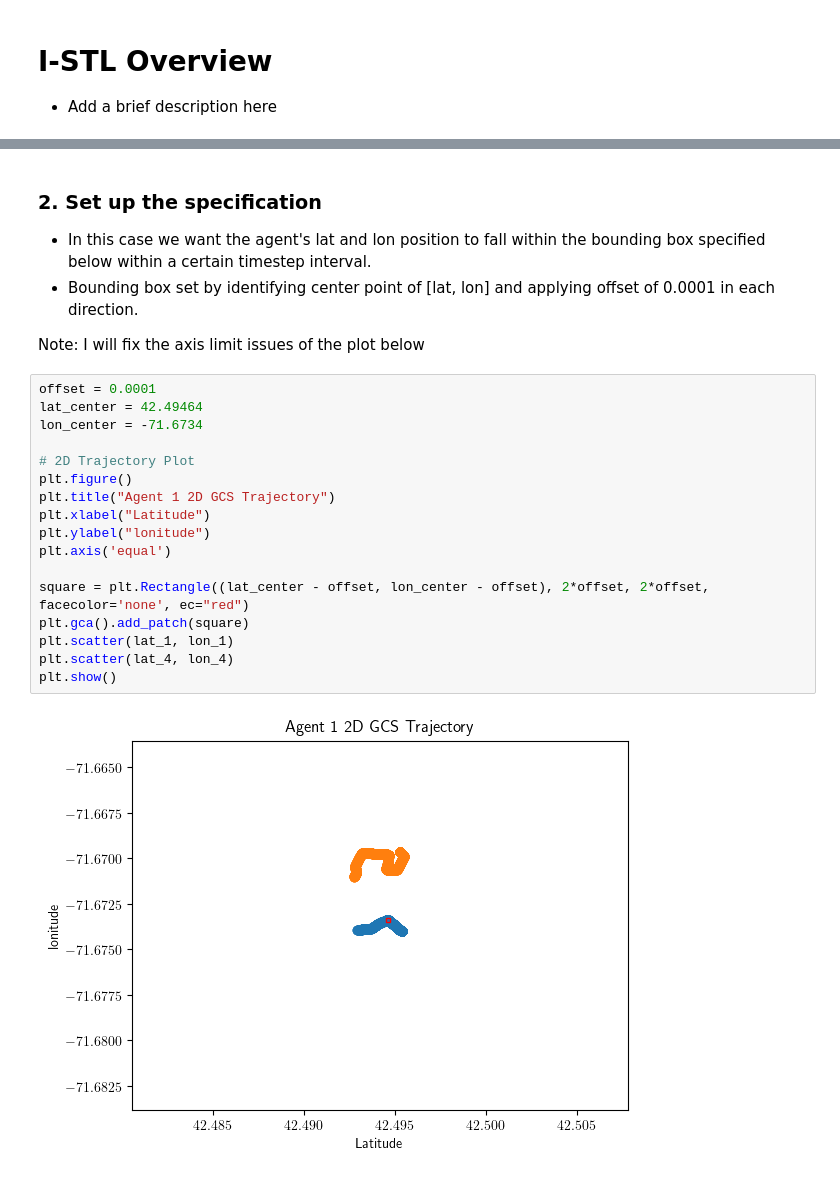
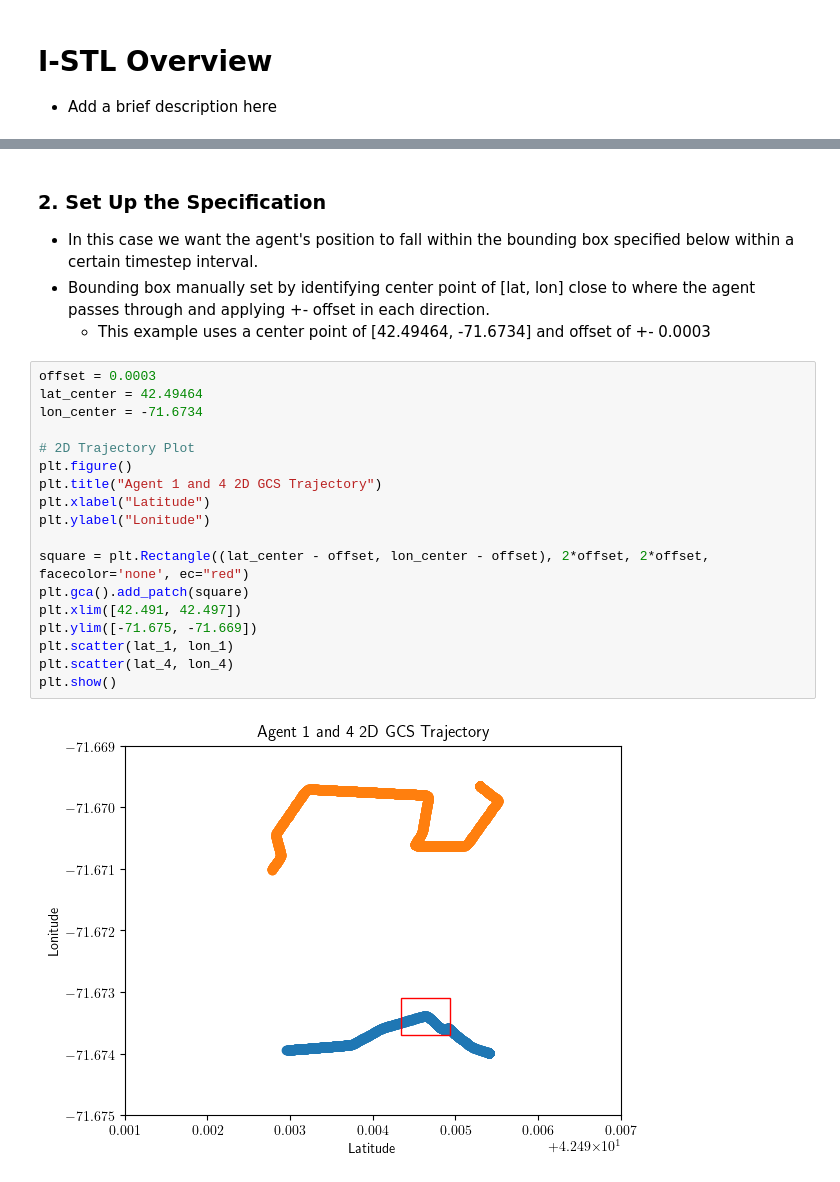
Before and after one commit to wpi-automata/Baird_LCSS2024, a Jupyter notebook: mitll-trace-monitoring.ipynb, the cells around one changed output, grey strips where cells are left out. Drawn from its saved outputs; the diff is of its cells as text.

```diff
--- a/mitll-trace-monitoring.ipynb
+++ b/mitll-trace-monitoring.ipynb
@@ -69,28 +70,28 @@ nt = t.shape[0]
 (1800, 2)
 (1800,)
 # %% [markdown]
-### 2. Set up the specification
+### 2. Set Up the Specification
 
-- In this case we want the agent's lat and lon position to fall within the bounding box specified below within a certain timestep interval.
-- Bounding box set by identifying center point of [lat, lon] and applying offset of 0.0001 in each direction.
-
-Note: I will fix the axis limit issues of the plot below
+- In this case we want the agent's position to fall within the bounding box specified below within a certain timestep interval.
+- Bounding box manually set by identifying center point of [lat, lon] close to where the agent passes through and applying +- offset in each direction.
+    - This example uses a center point of [42.49464, -71.6734] and offset of +- 0.0003
 # %%
-offset = 0.0001
+offset = 0.0003
 lat_center = 42.49464
 lon_center = -71.6734
 
 # 2D Trajectory Plot
 plt.figure()
-plt.title("Agent 1 2D GCS Trajectory")
+plt.title("Agent 1 and 4 2D GCS Trajectory")
 plt.xlabel("Latitude")
-plt.ylabel("lonitude")
-plt.axis('equal')
+plt.ylabel("Lonitude")
 
 square = plt.Rectangle((lat_center - offset, lon_center - offset), 2*offset, 2*offset, facecolor='none', ec="red")
 plt.gca().add_patch(square)
+plt.xlim([42.491, 42.497])
+plt.ylim([-71.675, -71.669])
 plt.scatter(lat_1, lon_1)
 plt.scatter(lat_4, lon_4)
 plt.show()
 # %% [output]
-[figure, old version]
+[figure, new version]
```
Also changed, not shown: parts of 13 cells of this notebook, 2 other files.
